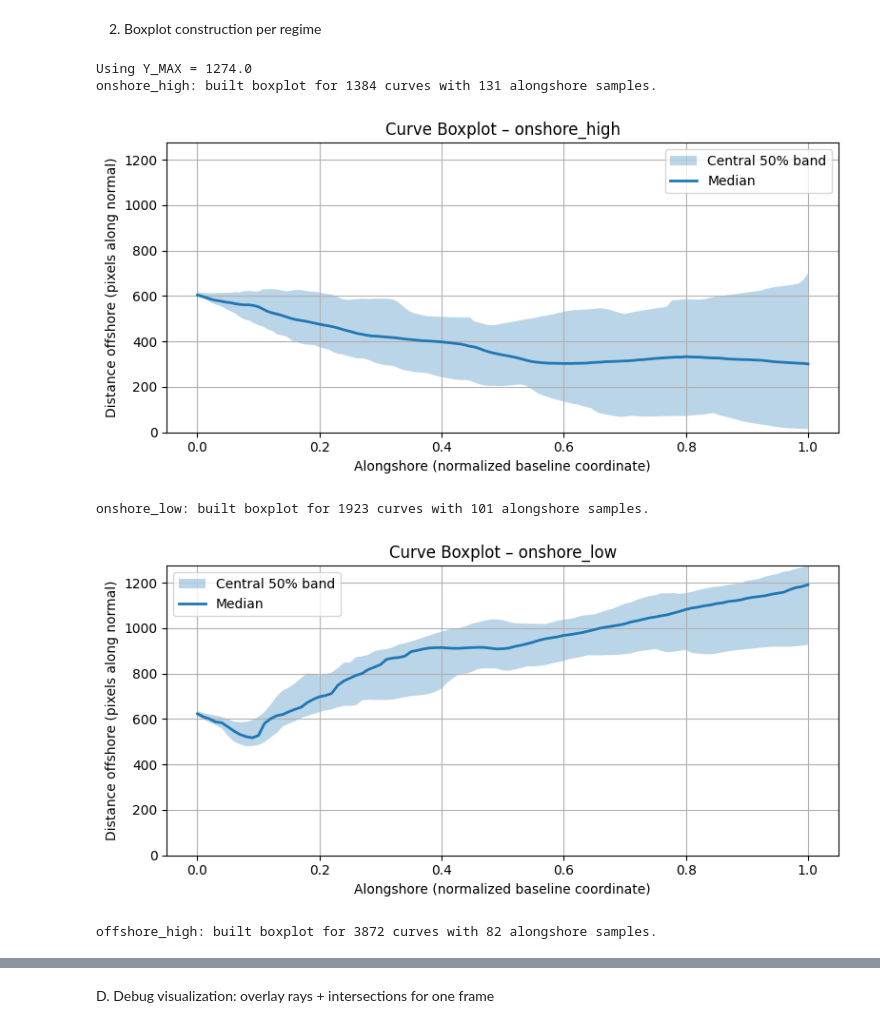
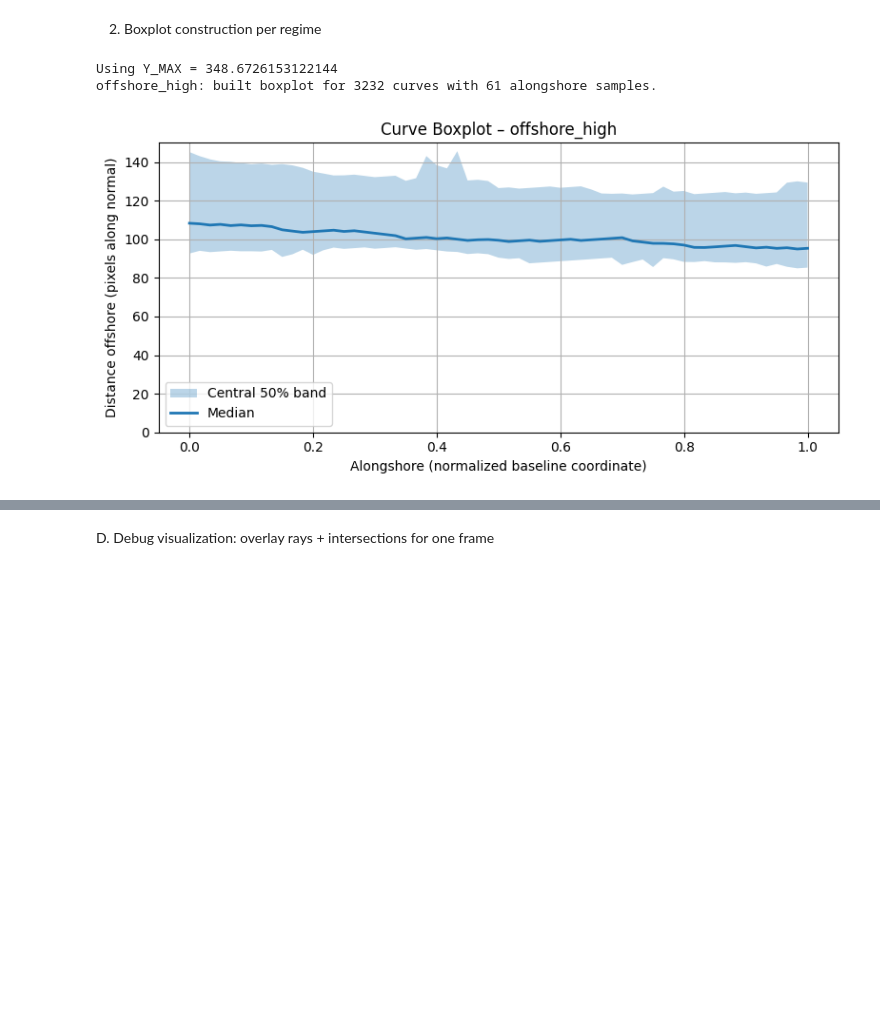
Before and after one commit to Mayuzh/sam2_realtime, a Jupyter notebook: save_predict/shoreline_jsons/curve_boxplot.ipynb, the cells around one changed output, grey strips where cells are left out. Cells and saved outputs as stored; diff of their text form; code cells hidden in the pictures; blank space fills up the shorter version.

```diff
--- a/save_predict/shoreline_jsons/curve_boxplot.ipynb
+++ b/save_predict/shoreline_jsons/curve_boxplot.ipynb
@@ -5,8 +5,8 @@ import pandas as pd
 import matplotlib.pyplot as plt
 
 # === CONFIG ===
-SITE_ROOT = Path(r"./csv/jennette_north")  # <-- change this
-BASELINE_CSV = SITE_ROOT / "baseline2.csv"
+SITE_ROOT = Path(r"./csv/twinlakes")  # <-- change this
+BASELINE_CSV = SITE_ROOT / "baseline.csv"
 
 REGIME_ROOTS = {
     "onshore_high": SITE_ROOT / "onshore_high",
@@ -382,37 +370,34 @@ for name, data in regime_curves.items():
     data["curves_valid"] = curves_valid
     data["frame_valid_mask"] = frame_mask
     data["baseline_mask"] = mask          # save mask for later if needed
 
     if curves_valid.size == 0:
         print(f"{name}: no usable curves after filtering.")
         continue
 
     # Infer baseline s for this regime
     baseline_s_regime = baseline_s[mask]
 
     # Build boxplot statistics
     box = build_curve_boxplot(
         curves_valid,
         baseline_s_regime,
         name=name
     )
     regime_boxplots[name] = box
 
     print(f"{name}: built boxplot for {curves_valid.shape[0]} curves with "
           f"{baseline_s_regime.shape[0]} alongshore samples.")
 
     # Plot with consistent y-axis
     plot_curve_boxplot(
         baseline_s_regime,
         curves_valid,
         box,
         title=f"Curve Boxplot – {name}",
-        y_max=Y_MAX
+        y_max=150
     )
 # %% [output]
-Using Y_MAX = 1274.0
-onshore_high: built boxplot for 1384 curves with 131 alongshore samples.
+Using Y_MAX = 348.6726153122144
+offshore_high: built boxplot for 3232 curves with 61 alongshore samples.
-[figure, old version]
+[figure, new version]
-onshore_low: built boxplot for 1923 curves with 101 alongshore samples.
-[figure, removed]
-offshore_high: built boxplot for 3872 curves with 82 alongshore samples.
```
Also changed, not shown: parts of 7 cells of this notebook, 15 other files.
